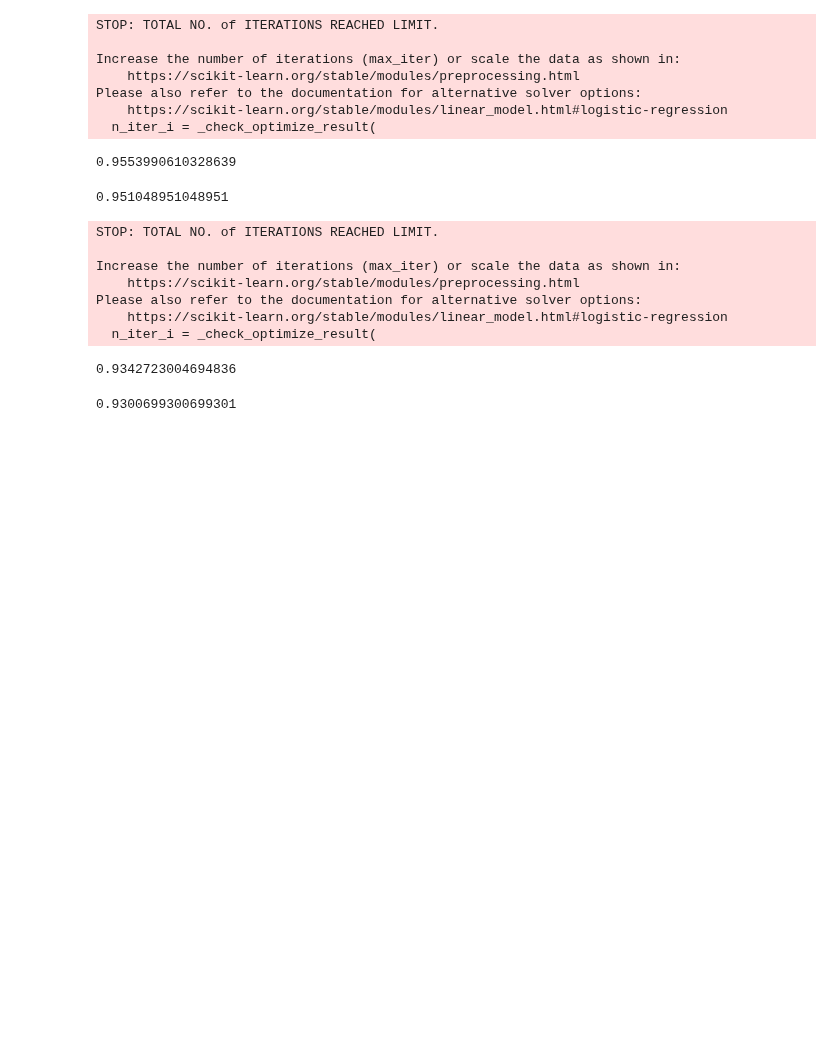
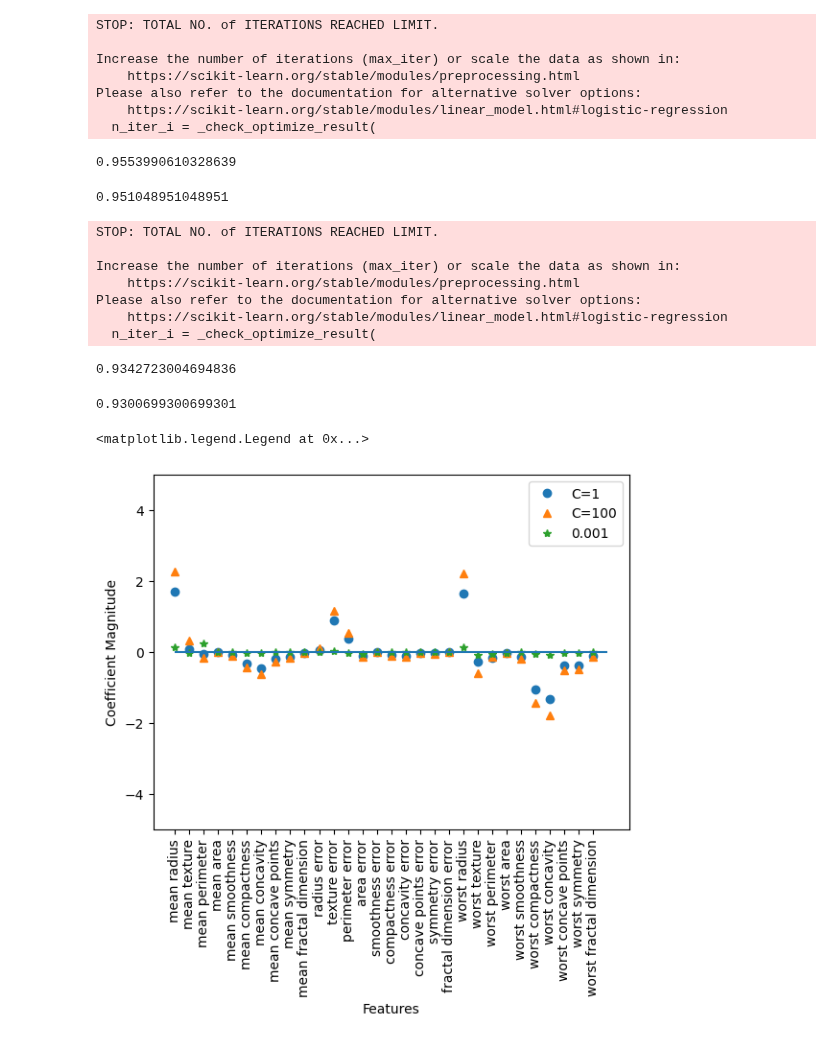
Before and after one commit to Singh-Prince-Rinku/SuperVisedMacineLearning, a Jupyter notebook: SuperVisedMachineLearning.ipynb, the cells around one changed output. Saved outputs shown, nothing was run; the diff lists cells and outputs as text; code cells hidden in the pictures; blank space fills up the shorter version.

```diff
--- a/SuperVisedMachineLearning.ipynb
+++ b/SuperVisedMachineLearning.ipynb
@@ -384,10 +384,13 @@ print(logreg001.score(X_test,y_test))
 # %%
 plt.plot(logreg.coef_.T, 'o', label="C=1")
 plt.plot(logreg100.coef_.T, '^', label="C=100")
-plt.plot(logreg001.coef_.T, '', label="0.001")
+plt.plot(logreg001.coef_.T, '*', label="0.001")
 plt.xticks(range(cancer.data.shape[1]),cancer.feature_names, rotation=90)
 plt.hlines(0,0, cancer.data.shape[1])
 plt.ylim(-5,5)
 plt.xlabel("Features")
 plt.ylabel("Coefficient Magnitude")
 plt.legend()
+# %% [output]
+<matplotlib.legend.Legend at 0x...>
+[figure, added]
```
